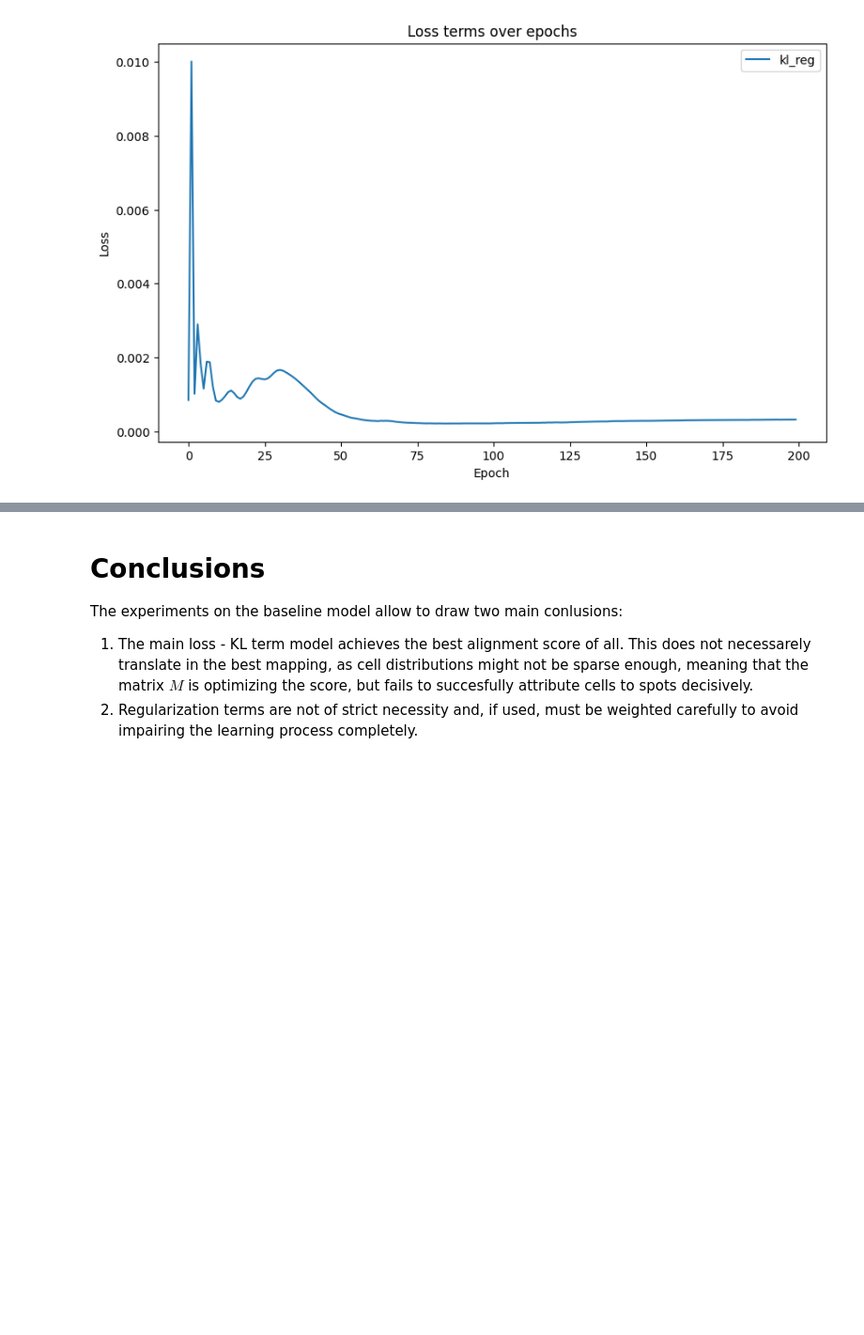
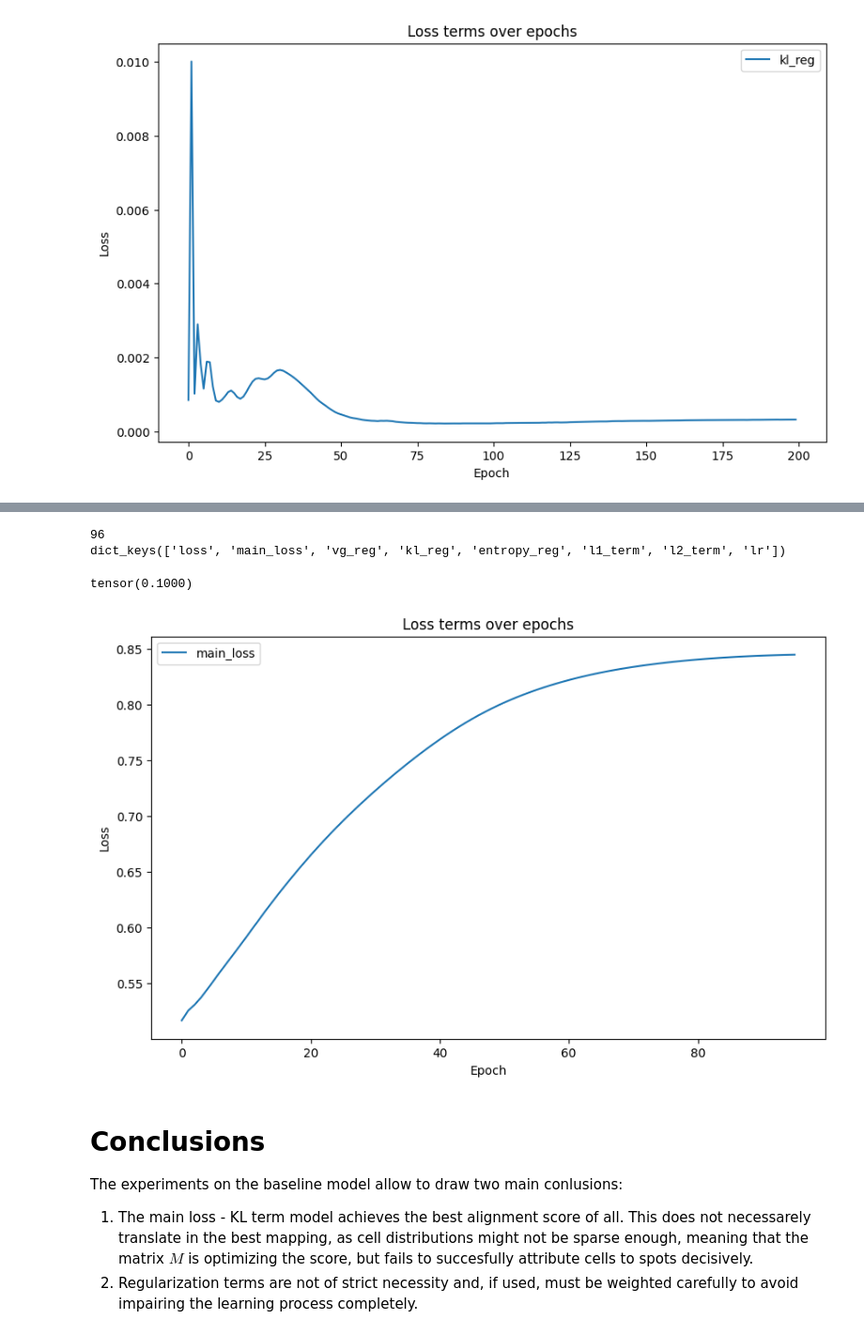
Before and after one commit to enric-bazz/Tangram, a Jupyter notebook: MyNotebooks/vanilla_model_analysis.ipynb, the cells around one changed output, grey strips where cells are left out. Shown at 94% size. Saved outputs shown, nothing was run; the diff lists cells and outputs as text; code cells hidden in the pictures; blank space fills up the shorter version.

```diff
--- a/MyNotebooks/vanilla_model_analysis.ipynb
+++ b/MyNotebooks/vanilla_model_analysis.ipynb
@@ -639,0 +644,15 @@ tgl.plot_loss_term(adata_map=ad_map_nolog, loss_key="kl_reg", lambda_scale=False
+# %%
+ad_map_vanilla, mapper_vanilla, data_vanilla = tgl.map_cells_to_space(
+        adata_sc,
+        adata_st,
+        mode='vanilla',
+        learning_rate=0.1,
+        num_epochs=1000,
+        lambda_d=1e2,
+        lambda_g1=1,
+        lambda_g2=1,
+        lambda_r=1e-6,
+        lambda_l1=2e-9,
+        lambda_l2=2e-9,
+        random_state=42,
+        )
@@ -640,3 +685,18 @@ tgl.plot_loss_term(adata_map=ad_map_nolog, loss_key="kl_reg", lambda_scale=False
+# %%
+print(mapper_vanilla.current_epoch)
+print(mapper_vanilla.trainer.logged_metrics.keys())
+# %% [output]
+96
+dict_keys(['loss', 'main_loss', 'vg_reg', 'kl_reg', 'entropy_reg', 'l1_term', 'l2_term', 'lr'])
+# %%
+mapper_vanilla.trainer.logged_metrics['lr']
+# %% [output]
+tensor(0.1000)
+# %%
+# Plot main loss
+tgl.plot_loss_term(adata_map=ad_map_vanilla, loss_key="main_loss", lambda_scale=False)
+# %% [output]
+[figure, added]
 # %% [markdown]
 # Conclusions
 The experiments on the baseline model allow to draw two main conlusions:
```
Also changed, not shown: parts of 3 cells of this notebook, 1 other file.
